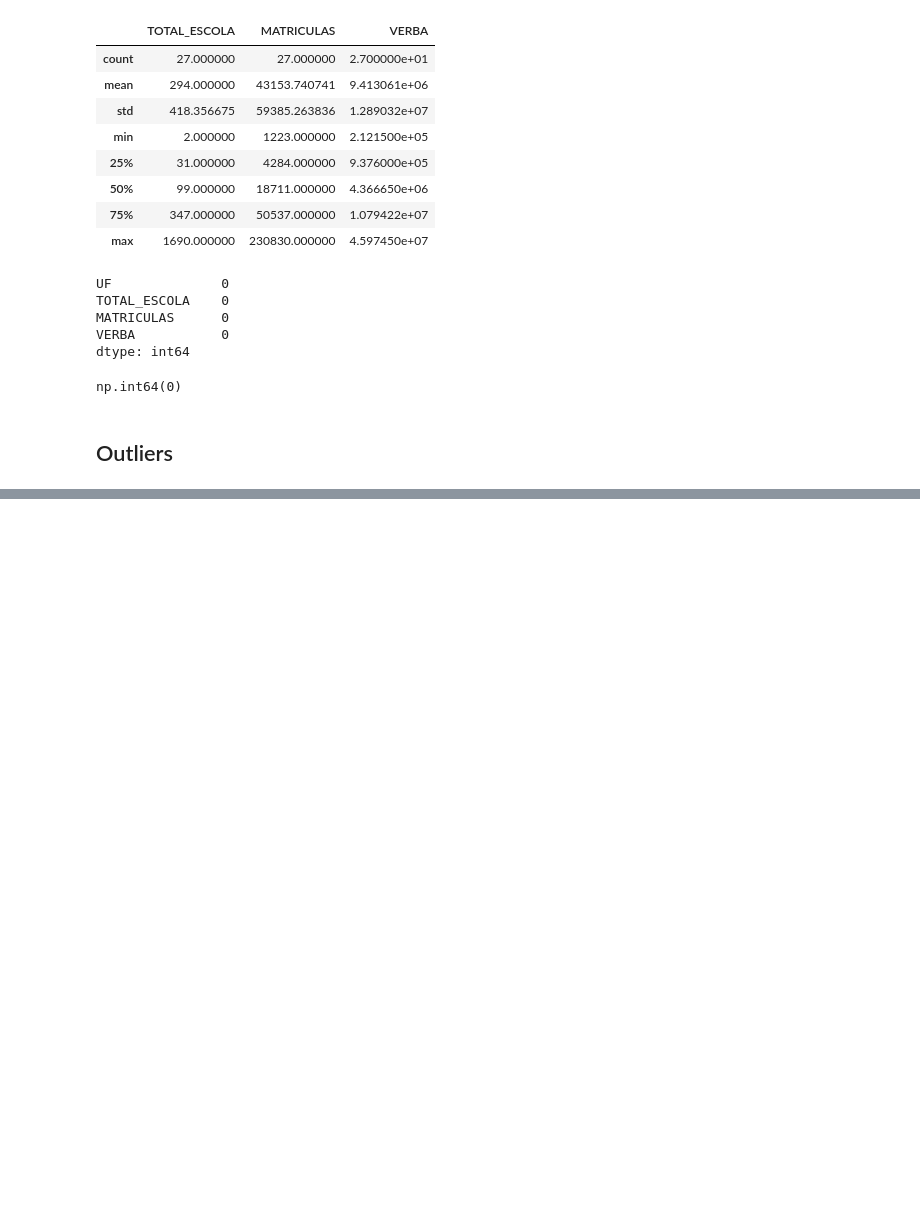
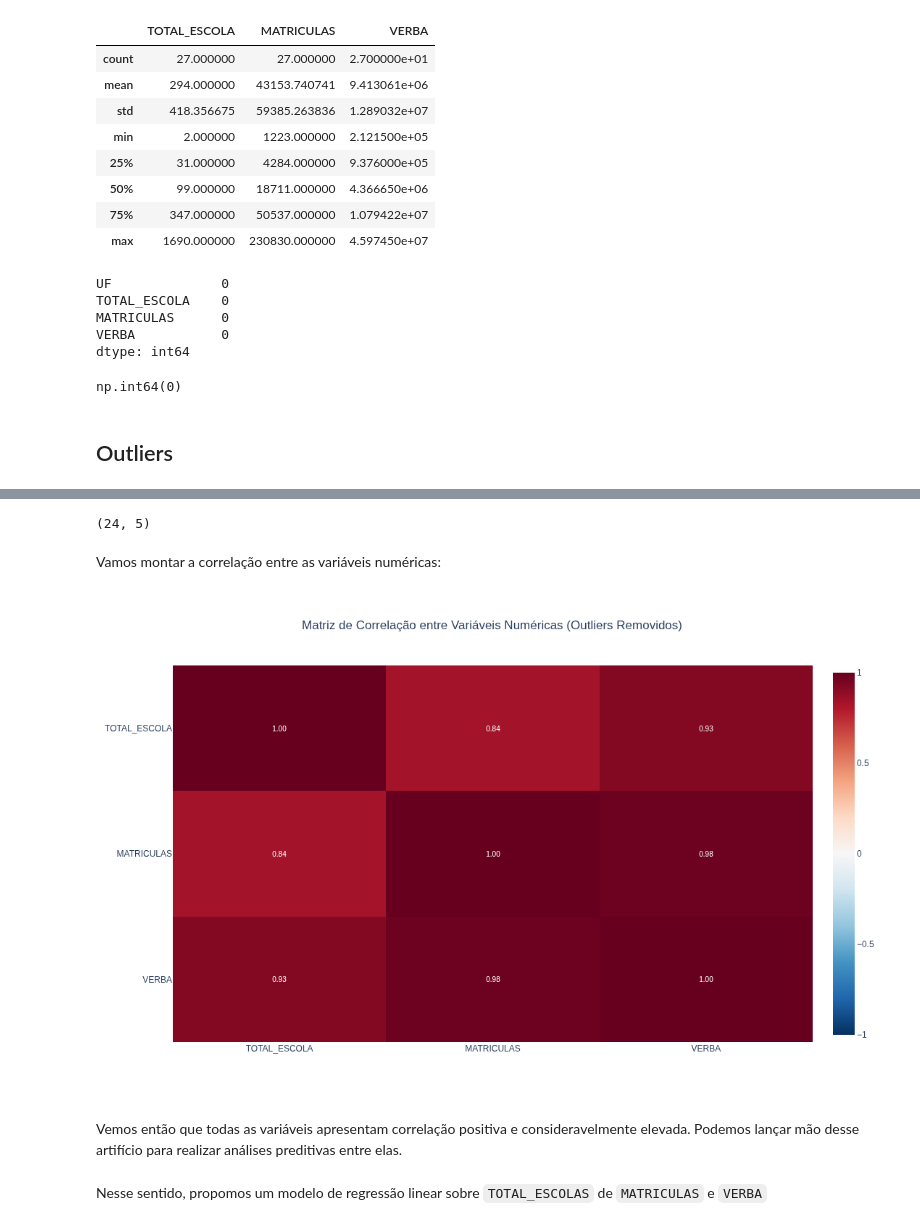
Before and after one commit to AlbertNewton254/programa-brasil-na-escola, a Jupyter notebook: eda.ipynb, the cells around one changed output, grey strips where cells are left out. Drawn from its saved outputs; the diff is of its cells as text; code cells hidden in the pictures; blank space fills up the shorter version.

```diff
--- a/eda.ipynb
+++ b/eda.ipynb
@@ -153,0 +202,11 @@ fig.show()
+# %%
+df_clean = df.copy()
+df_numeric = df_clean.select_dtypes(include=["int64", "float64"])
+
+Q1 = df_numeric.quantile(0.25)
+Q3 = df_numeric.quantile(0.75)
+IQR = Q3 - Q1
+
+outlier_mask = ((df_numeric < (Q1 - 1.5 * IQR)) | (df_numeric > (Q3 + 1.5 * IQR))).any(axis=1)
+
+df_clean = df_clean[~outlier_mask].reset_index()
@@ -153,0 +233,35 @@ fig.show()
+# %%
+df_clean.shape
+# %% [output]
+(24, 5)
+# %% [markdown]
+Vamos montar a correlação entre as variáveis numéricas:
+# %%
+df_numeric = df_numeric.loc[~outlier_mask].reset_index(drop=True)
+
+corr = df_numeric.corr()
+
+fig = px.imshow(
+    corr,
+    text_auto = ".2f",
+    aspect = "auto",
+    color_continuous_scale = "RdBu_r",
+    range_color = [-1, 1],
+    title = "Matriz de Correlação entre Variáveis Numéricas (Outliers Removidos)"
+)
+
+fig.update_layout(
+    title_x=0.5,
+    width = 800,
+    height = 700
+)
+
+fig.update_traces(textfont = {"size": 10})
+
+fig.show()
+# %% [output]
+[figure, added]
+# %% [markdown]
+Vemos então que todas as variáveis apresentam correlação positiva e consideravelmente elevada. Podemos lançar mão desse artifício para realizar análises preditivas entre elas.
+# %% [markdown]
+Nesse sentido, propomos um modelo de regressão linear sobre ``TOTAL_ESCOLAS`` de ``MATRICULAS`` e ``VERBA``
```
Also changed, not shown: parts of 30 cells of this notebook.
